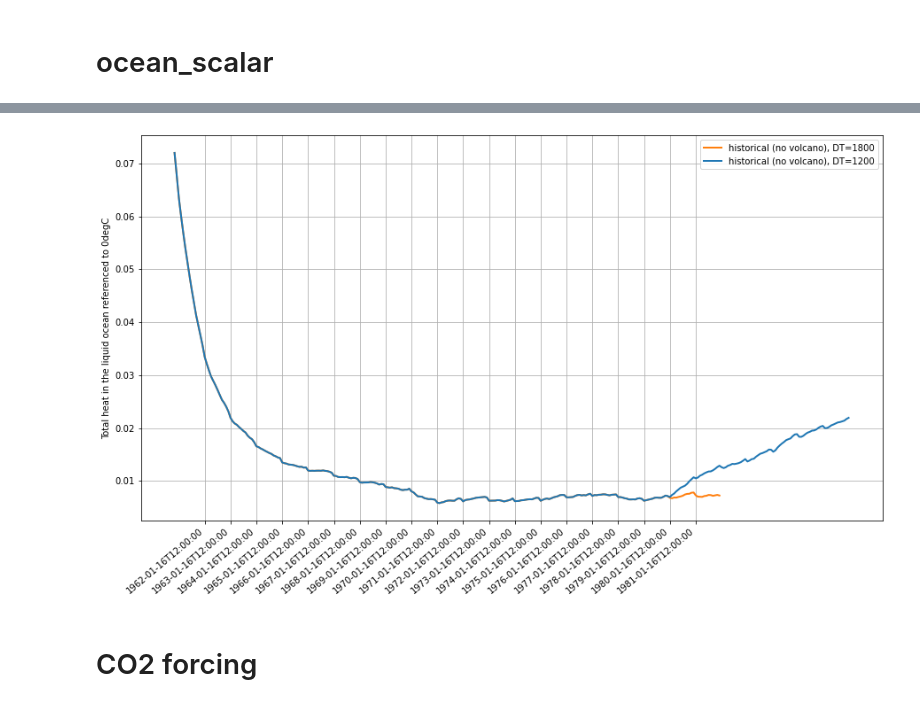
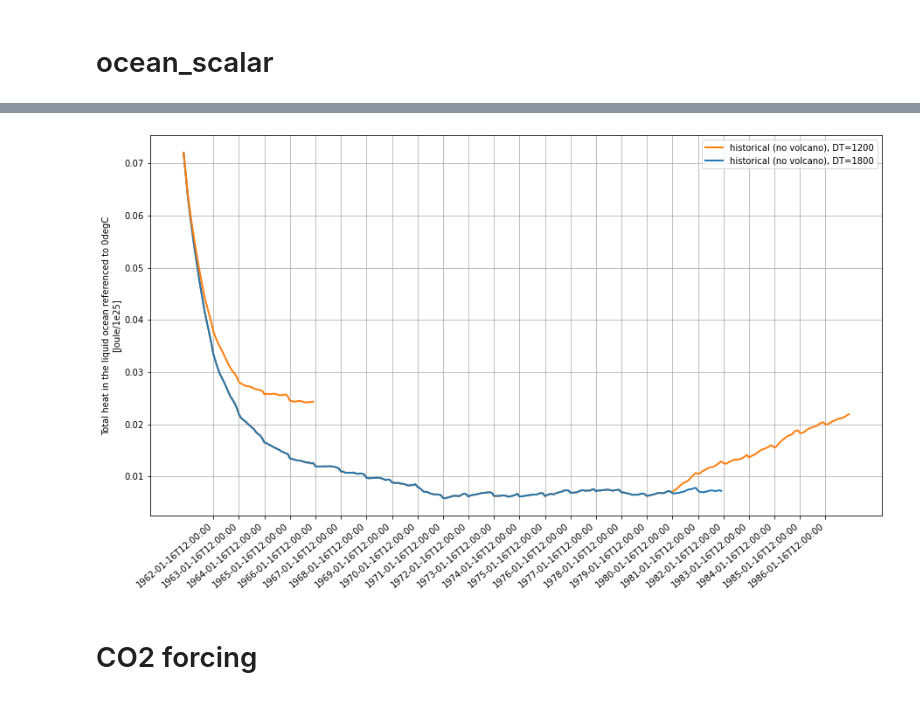
Before and after one commit to dougiesquire/cm-historical, a Jupyter notebook: notebooks/hist_mem001.ipynb, the cells around one changed output, grey strips where cells are left out. Drawn from its saved outputs; the diff is of its cells as text; code cells hidden in the pictures.

```diff
--- a/notebooks/hist_mem001.ipynb
+++ b/notebooks/hist_mem001.ipynb
@@ -13,8 +16,10 @@ ctrl_path = '/g/data/xv83/ds0092/CAFE/historical/WIP/c5-d60-pX-ctrl-19601101/ZAR
 ctrl_nvol_path = '/g/data/xv83/ds0092/CAFE/historical/WIP/c5-d60-pX-ctrl-19601101-no_volcanos//ZARR/ocean_scalar_month.zarr.zip'
 
 hist_nvol_path = sorted(glob.glob('/scratch/ux06/ds0092/CAFE/historical/WIP/progress_check/hist-no_volcanos/ocean_scalar*.nc'))
-hist_nvol_path_dt1200 = hist_nvol_path + sorted(glob.glob('/scratch/ux06/ds0092/CAFE/historical/WIP/progress_check/hist-no_volcanos/DT1200/ocean_scalar*.nc'))
-hist_nvol_path_dt1800 = hist_nvol_path + sorted(glob.glob('/scratch/ux06/ds0092/CAFE/historical/WIP/progress_check/hist-no_volcanos/DT1800/ocean_scalar*.nc'))
+hist_nvol_path_branch_dt1200 = hist_nvol_path + sorted(glob.glob('/scratch/ux06/ds0092/CAFE/historical/WIP/progress_check/hist-no_volcanos/DT1200/ocean_scalar*.nc'))
+hist_nvol_path_branch_dt1800 = hist_nvol_path + sorted(glob.glob('/scratch/ux06/ds0092/CAFE/historical/WIP/progress_check/hist-no_volcanos/DT1800/ocean_scalar*.nc'))
+
+hist_nvol_path_dt1200 = sorted(glob.glob('/scratch/ux06/ds0092/CAFE/historical/WIP/c5-d60-pX-hist-19601101-no_volcanos-dt1200/mem001/ocean_scalar*.nc'))[:-1]
 
 forcing_path = '/scratch/ux06/ds0092/CAFE/historical/WIP/c5-d60-pX-hist-19601101-no_volcanos/mem001/'
 # %%
@@ -22,11 +27,14 @@ hist_ocean_scalar = xr.open_zarr(hist_path, consolidated=True).squeeze()
 ctrl_ocean_scalar = xr.open_zarr(ctrl_path, consolidated=True).squeeze()
 ctrl_nvol_ocean_scalar = xr.open_zarr(ctrl_nvol_path, consolidated=True).squeeze()
 
+hist_nvol_ocean_scalar_branch_dt1200 = xr.open_mfdataset(hist_nvol_path_branch_dt1200)
+hist_nvol_ocean_scalar_branch_dt1800 = xr.open_mfdataset(hist_nvol_path_branch_dt1800)
+
 hist_nvol_ocean_scalar_dt1200 = xr.open_mfdataset(hist_nvol_path_dt1200)
-hist_nvol_ocean_scalar_dt1800 = xr.open_mfdataset(hist_nvol_path_dt1800)
 # %%
 variable = 'temp_total'
 variable_long_name = ctrl_nvol_ocean_scalar[variable].attrs['long_name']
+variable_units = ctrl_nvol_ocean_scalar[variable].attrs['units']
 
 clim_period = slice('1980','1999')
 clim =  ctrl_nvol_ocean_scalar[variable].sel(time=clim_period).groupby('time.month').mean('time')
@@ -34,5 +42,6 @@ clim =  ctrl_nvol_ocean_scalar[variable].sel(time=clim_period).groupby('time.mon
 ctrl_ocean_scalar = ctrl_ocean_scalar[variable].groupby('time.month') - clim
 ctrl_nvol_ocean_scalar = ctrl_nvol_ocean_scalar[variable].groupby('time.month') - clim
 hist_ocean_scalar = hist_ocean_scalar[variable].groupby('time.month') - clim
+hist_nvol_ocean_scalar_branch_dt1200 = hist_nvol_ocean_scalar_branch_dt1200[variable].groupby('time.month') - clim
+hist_nvol_ocean_scalar_branch_dt1800 = hist_nvol_ocean_scalar_branch_dt1800[variable].groupby('time.month') - clim
 hist_nvol_ocean_scalar_dt1200 = hist_nvol_ocean_scalar_dt1200[variable].groupby('time.month') - clim
-hist_nvol_ocean_scalar_dt1800 = hist_nvol_ocean_scalar_dt1800[variable].groupby('time.month') - clim
@@ -109,41 +114,24 @@ ax1.set_xlim(xlims);
 # %%
 fig, ax0 = plt.subplots(1, 1, figsize=(15,8))
 
-def lighten(color, amount=0.5):
-    import matplotlib.colors as mc
-    import colorsys
-    try:
-        c = mc.cnames[color]
-    except:
-        c = color
-    c = colorsys.rgb_to_hls(*mc.to_rgb(c))
-    return colorsys.hls_to_rgb(c[0], 1 - amount * (1 - c[1]), c[2])
-
-# ax0.plot([np.datetime64(t.strftime()) for t in ctrl_nvol_ocean_scalar.time.values],
-#          ctrl_nvol_ocean_scalar,
-#          label='control (no volcano)', color=lighten('C0'), linestyle='-')
-# ax0.plot([np.datetime64(t.strftime()) for t in ctrl_ocean_scalar.time.values],
-#          ctrl_ocean_scalar,
-#          label='control (1960 volcano)', color='C0', linestyle='-')
-# ax0.plot([np.datetime64(t.strftime()) for t in hist_ocean_scalar.time.values],
-#          hist_ocean_scalar,
-#          label='historical', color='C1', linestyle='-')
-ax0.plot([np.datetime64(t.strftime()) for t in hist_nvol_ocean_scalar_dt1800.time.values],
-         hist_nvol_ocean_scalar_dt1800,
-         label='historical (no volcano), DT=1800', color='C1', linestyle='-', linewidth=2)
-
+ax0.plot([np.datetime64(t.strftime()) for t in hist_nvol_ocean_scalar_branch_dt1200.time.values],
+         hist_nvol_ocean_scalar_branch_dt1200,
+         label='historical (no volcano), DT=1200', color='C1', linestyle='-', linewidth=2)
+ax0.plot([np.datetime64(t.strftime()) for t in hist_nvol_ocean_scalar_branch_dt1800.time.values],
+         hist_nvol_ocean_scalar_branch_dt1800,
+         label='historical (no volcano), DT=1800', color='C0', linestyle='-', linewidth=2)
 ax0.plot([np.datetime64(t.strftime()) for t in hist_nvol_ocean_scalar_dt1200.time.values],
          hist_nvol_ocean_scalar_dt1200,
-         label='historical (no volcano), DT=1200', color='C0', linestyle='-', linewidth=2)
+         label='__nolabel__', color='C1', linestyle='-', linewidth=2)
 
 ax0.legend()
-ax0.set_ylabel(variable_long_name);
+ax0.set_ylabel(f'{variable_long_name}\n[{variable_units}]');
 ax0.grid()
-xticks = [np.datetime64(t.strftime()) for t in hist_nvol_ocean_scalar_dt1800.time.values[2+12::12]]
+xticks = [np.datetime64(t.strftime()) for t in hist_nvol_ocean_scalar_branch_dt1200.time.values[2+12::12]]
 ax0.set_xticks(xticks)
 ax0.set_xticklabels(xticks, rotation=40, ha='right');
 # %% [output]
-[figure, old version]
+[figure, new version]
 # %% [markdown]
 # CO2 forcing
 # %%
```
Also changed, not shown: parts of 20 cells of this notebook, 1 other file.
